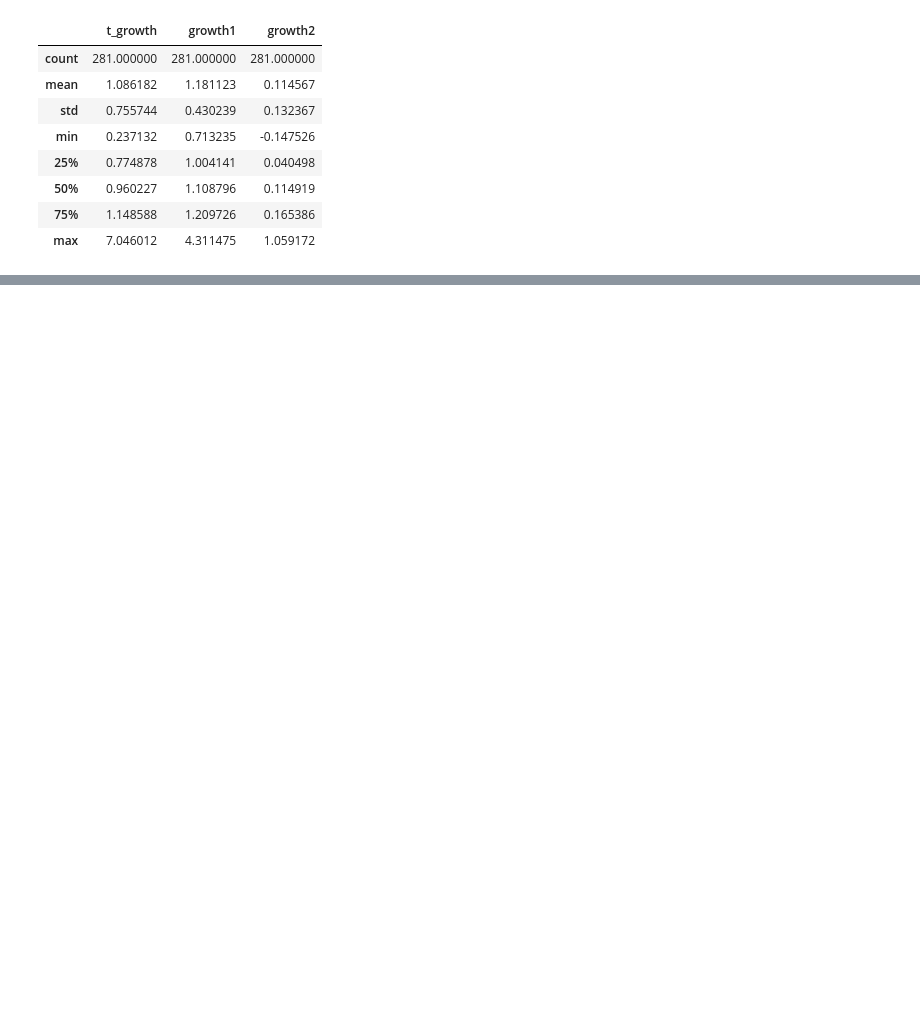
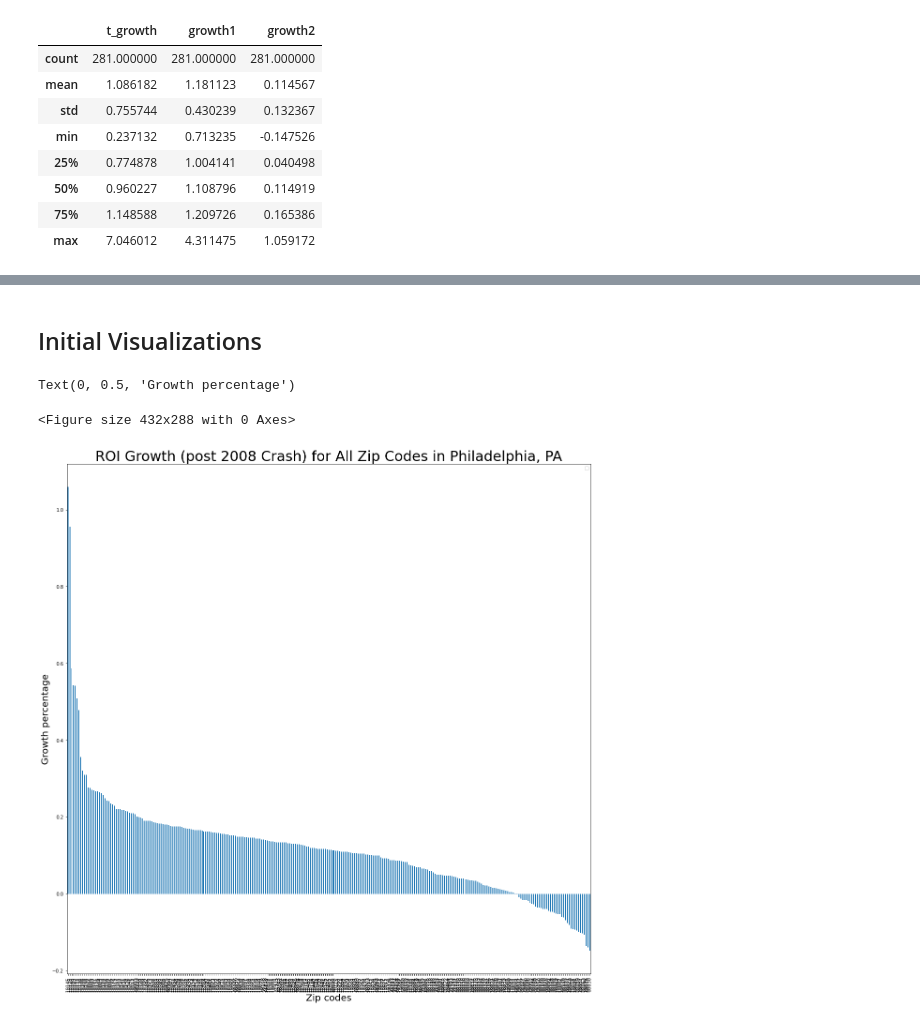
Before and after one commit to sanderlin2013/Zillow-Timeseries-Project, a Jupyter notebook: notebook.ipynb, the cells around one changed output, grey strips where cells are left out. Drawn from its saved outputs; the diff is of its cells as text; code cells hidden in the pictures; blank space fills up the shorter version.

Commit message:
added visualizations

```diff
--- a/notebook.ipynb
+++ b/notebook.ipynb
@@ -399,0 +180,14 @@ ValueError: Date ordinal -964693.9500000001 converts to -672-10-04T01:12:00.0000
+# %% [markdown]
+## Initial Visualizations
+# %%
+plt.gcf().autofmt_xdate()
+phil_shortform[['RegionName','growth2']].sort_values(by='growth2',ascending=False).plot.bar(x='RegionName', y='growth2',figsize=(20,20))
+plt.title('ROI Growth (post 2008 Crash) for All Zip Codes in Philadelphia, PA', fontsize=30)
+plt.legend('')
+plt.xlabel('Zip codes',fontsize=20)
+plt.ylabel('Growth percentage',fontsize=20)
+#plt.gcf().autofmt_xdate()
+# %% [output]
+Text(0, 0.5, 'Growth percentage')
+<Figure size 432x288 with 0 Axes>
+[figure, added]
```
Also changed, not shown: parts of 43 cells of this notebook.
